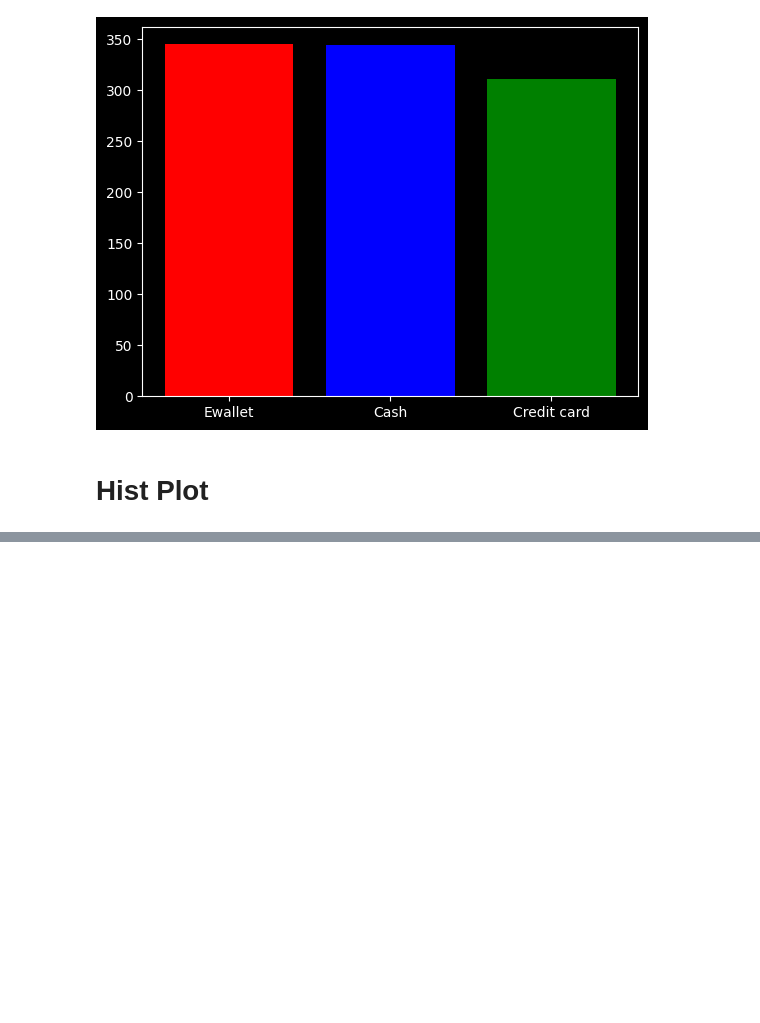
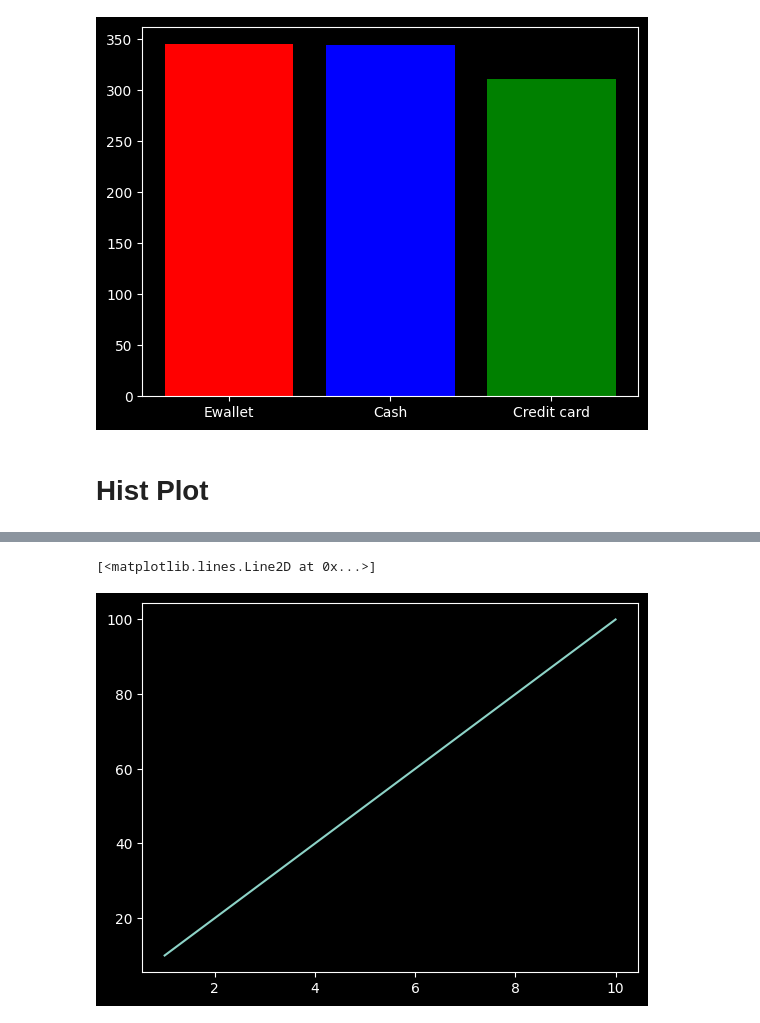
Before and after one commit to fazlialtunn/learning-matplotlib, a Jupyter notebook: learning_matplotlib.ipynb, the cells around one changed output, grey strips where cells are left out. Cells and saved outputs as stored; diff of their text form; code cells hidden in the pictures; blank space fills up the shorter version.

```diff
--- a/learning_matplotlib.ipynb
+++ b/learning_matplotlib.ipynb
@@ -223,0 +234,5 @@ plt.show()
+# %%
+plt.plot(rollno, marks, linestyle = '-')
+# %% [output]
+[<matplotlib.lines.Line2D at 0x...>]
+[figure, added]
```
Also changed, not shown: parts of 18 cells of this notebook.
